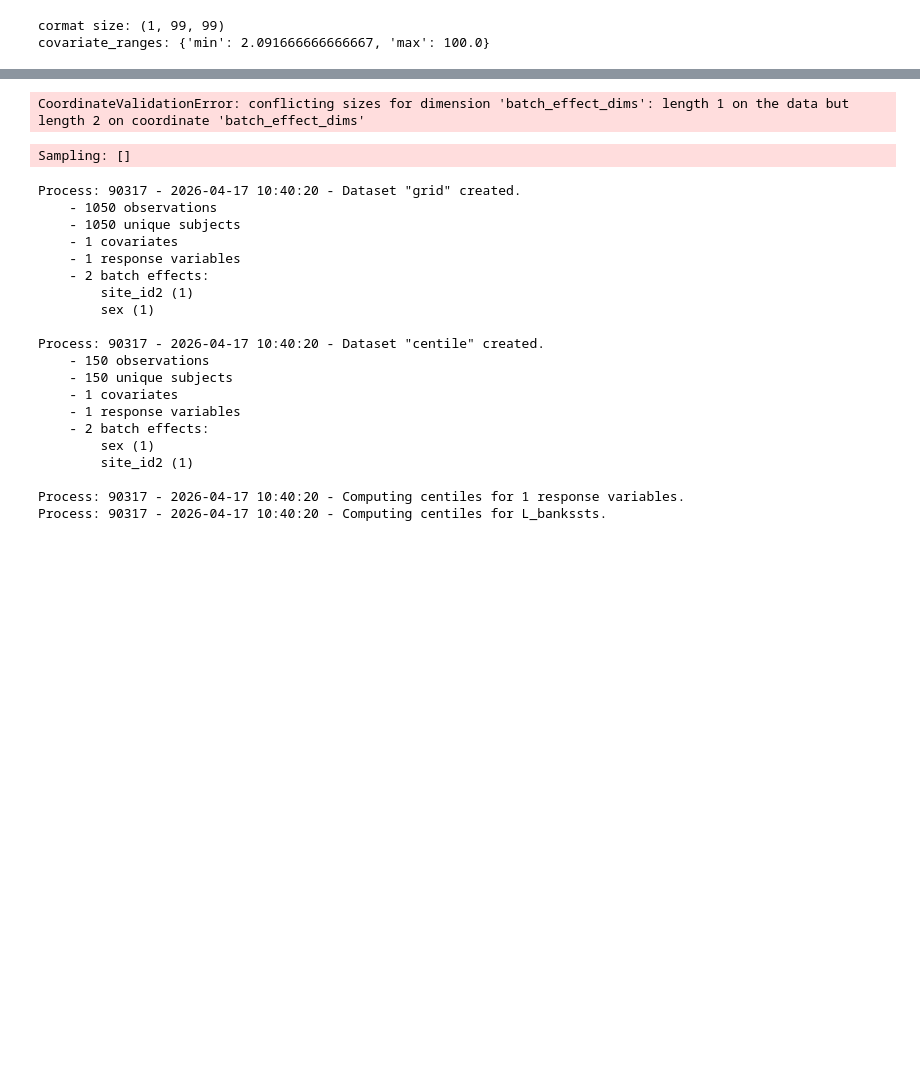
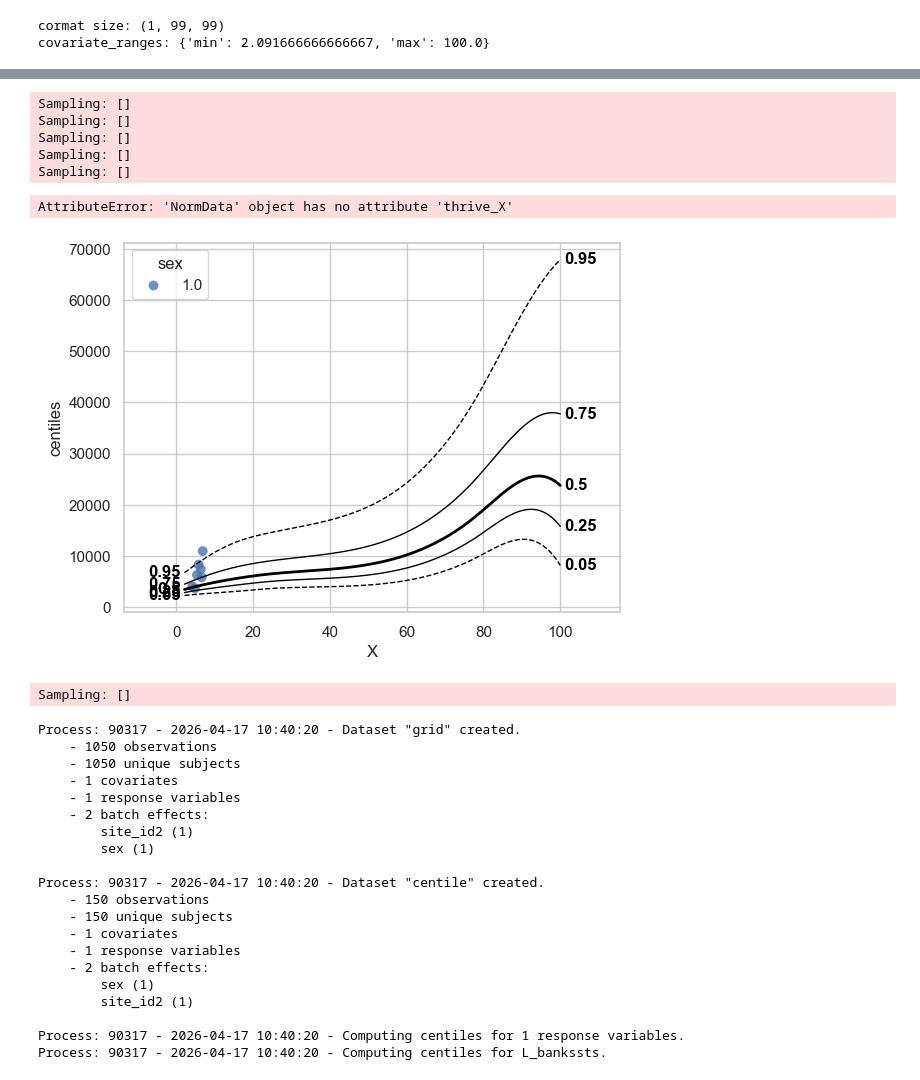
Before and after one commit to likeajumprope/PCNtoolkit, a Jupyter notebook: pcntoolkit/Velocity.ipynb, the cells around one changed output, grey strips where cells are left out. Cells and saved outputs as stored; diff of their text form; code cells hidden in the pictures; blank space fills up the shorter version.

```diff
--- a/pcntoolkit/Velocity.ipynb
+++ b/pcntoolkit/Velocity.ipynb
@@ -1,4 +1,6 @@
 # %%
+%load_ext autoreload
+%autoreload 2
 from pcntoolkit.dataio.norm_data import NormData
 from pcntoolkit.normative_model import NormativeModel
 import pandas as pd
@@ -7,6 +9,7 @@ import pcntoolkit
 importlib.reload(pcntoolkit)
 from pcntoolkit.math_functions.thrive import get_correlation_matrix
 import matplotlib.pyplot as plt
+import copy
 
 model = NormativeModel.load("save_dir_SC_all_regions")
 #model = model[:, 'Left-Lateral-Ventricle']
@@ -102,7 +105,7 @@ norm_test = NormData.from_dataframe(
 
 norm_test = norm_test.sel(response_vars=features_to_model)
 
-path = "/Users/johannabayer/Documents/Github/PCNtoolkit/pcntoolkit/save_dir_SC_all_regions/results/Velocity"
+path = "/Users/johannabayer/Documents/Github/PCNtoolkit_Velocity/pcntoolkit/save_dir_SC_all_regions/results/Velocity"
 # get correlation matrix
 #get_correlation_matrix(norm_test, bandwidth=3, covariate_name="age", matrix_path=path )
 
@@ -121,7 +124,7 @@ n_rv = len(response_vars)
 
 # Define grid axes
 ages = np.arange(0, 100, 1)
-z_scores = np.arange(-4, 4.0, 1)
+z_scores = np.arange(-3.0, 4.0, 1)
 
 # All age × Z combinations
 age_grid, z_grid = np.meshgrid(ages, z_scores)
@@ -136,11 +139,11 @@ df_dict = {
 }
 
 # Add one reference value per batch effect from first observation
-ref_batch_values = norm_test.batch_effects.isel(observations=500).to_numpy()
+#ref_batch_values = norm_test.batch_effects.isel(observations=500).to_numpy()
 
 
-for be_name, be_val in zip(batch_effect_names, ref_batch_values):
-    df_dict[be_name] = np.full(n, be_val)
+#for be_name, be_val in zip(batch_effect_names, ref_batch_values):
+#    df_dict[be_name] = np.full(n, be_val)
 
 # Add dummy response columns
 for rv in response_vars:
@@ -152,7 +155,7 @@ grid_data = NormData.from_dataframe(
     name="grid",
     dataframe=df_grid,
     covariates=["age"],
-    batch_effects=batch_effect_names,
+    #batch_effects=batch_effect_names,
     response_vars=response_vars.tolist(),
     subject_ids="subjects",
 )
@@ -170,6 +173,7 @@ grid_data["Z"] = xr.DataArray(
 )
 
 
-ref_batch_values = norm_test.batch_effects.isel(observations=500).to_numpy()
-ref_batch_values
+#ref_batch_values = norm_test.batch_effects.isel(observations=500).to_numpy()
+print(z_scores)
+df_grid
 # %% [output]
@@ -177 +237,12 @@ SystemError: <class 'pandas._libs.tslibs.fields.__pyx_defaults'> returned a resu
+# %%
+def subset_model(model, response_vars):
+    sub = copy.deepcopy(model)
+    sub.response_vars = [rv for rv in response_vars if rv in model.response_vars]
+    sub.regression_models = {rv: sub.regression_models[rv] for rv in sub.response_vars}
+    sub.outscalers = {rv: sub.outscalers[rv] for rv in sub.response_vars}
+    return sub
+
+small_model = subset_model(model, features_to_model)
+small_model.unique_batch_effects["site_id2"] = ["2.0", "3.0"]
+small_model.unique_batch_effects["sex"] = ["0.0"]
 # %%
@@ -325,14 +431,20 @@ known_sites = list(small_model.unique_batch_effects["site_id2"])
 mask = norm_test.batch_effects.sel(batch_effect_dims="site_id2").isin(known_sites)
 norm_test_known = norm_test.sel(observations=norm_test.observations[mask.values])
 
+from matplotlib.pyplot import grid
+
 from pcntoolkit.util.plotter import plot_centiles_advanced
 
+# Provide all batch-effect dimensions expected by the model.
+# Using only site_id2 causes a shape mismatch when computing centiles.
 plot_centiles_advanced(
     model=small_model,
     response_vars=["Left-Lateral-Ventricle"],
-    scatter_data=norm_test_known,        # filtered to known sites
-    batch_effects={"site_id2": ["2.0"]}, # reference site for centiles AND thrivelines
+    scatter_data=norm_test_known,
+    grid_data=grid_data,
+    batch_effects={"site_id2": ["2.0"], "sex": ["1.0"]},
     show_thrivelines=True,
-    z_thrive=1.96,                        # Z-score to thrive towards (0 = mean)
+    harmonize_data=False,
+    z_thrive=1.96,
 )
 # %% [output]
@@ -349,4 +462,10 @@ Process: 90317 - 2026-04-17 10:40:07 - Computing centiles for L_bankssts.
-CoordinateValidationError: conflicting sizes for dimension 'batch_effect_dims': length 1 on the data but length 2 on coordinate 'batch_effect_dims'
+Sampling: []
+Sampling: []
+Sampling: []
+Sampling: []
+Sampling: []
+AttributeError: 'NormData' object has no attribute 'thrive_X'
+[figure, added]
 # %%
 # Prepare grid_data: ages across lifespan, Z set to your anchor values
 import xarray as xr
```
Also changed, not shown: parts of 12 cells of this notebook, 3 other files.
